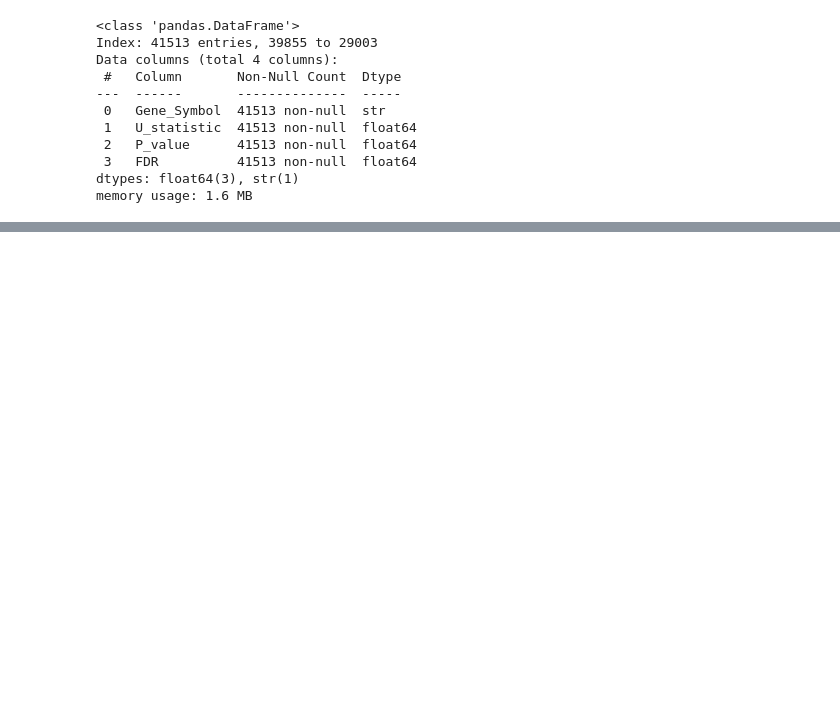
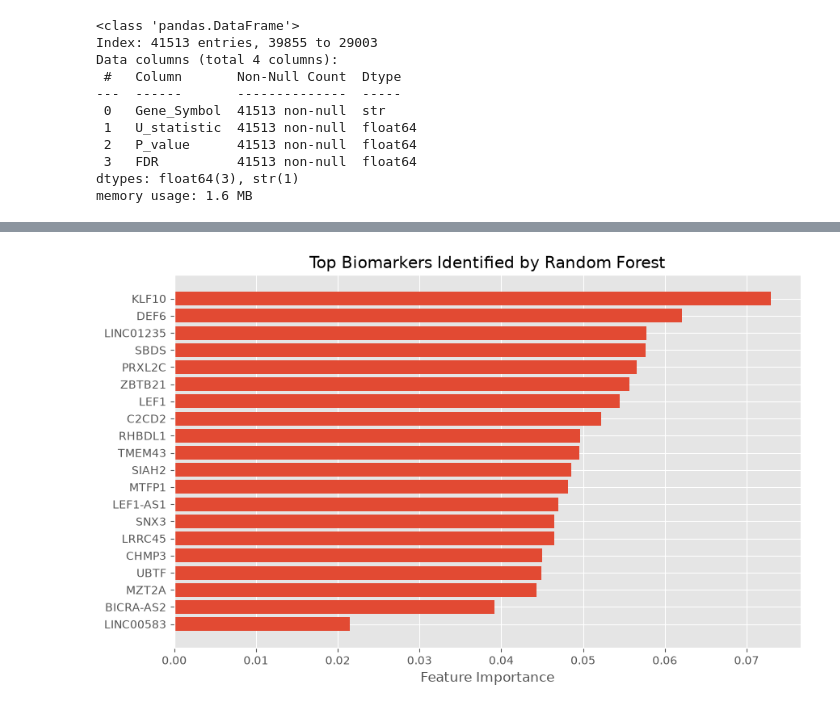
Before and after one commit to palrabheru/tcga-biomarker-discovery, a Jupyter notebook: notebooks/biomarker_analysis.ipynb, the cells around one changed output, grey strips where cells are left out. Drawn from its saved outputs; the diff is of its cells as text; code cells hidden in the pictures; blank space fills up the shorter version.

Commit message:
Train Random Forest model for breast cancer survival prediction

```diff
--- a/notebooks/biomarker_analysis.ipynb
+++ b/notebooks/biomarker_analysis.ipynb
@@ -1028,0 +1145,8 @@ memory usage: 1.6 MB
+# %%
+X_train, X_test, y_train, y_test = train_test_split(
+    X,
+    y,
+    test_size=0.2,
+    random_state=42,
+    stratify=y
+)
@@ -1028,0 +1170,9 @@ memory usage: 1.6 MB
+# %%
+rf_model = RandomForestClassifier(
+    n_estimators=200,
+    random_state=42
+)
+
+rf_model.fit(X_train, y_train)
+
+print("Random Forest model trained successfully!")
@@ -1028,0 +1217,12 @@ memory usage: 1.6 MB
+# %%
+importance = pd.DataFrame({
+    "Gene": X.columns,
+    "Importance": rf_model.feature_importances_
+})
+
+importance = importance.sort_values(
+    "Importance",
+    ascending=False
+)
+
+importance.head(20)
@@ -1028,0 +1247,16 @@ memory usage: 1.6 MB
+# %%
+plt.figure(figsize=(10,6))
+
+plt.barh(
+    importance["Gene"],
+    importance["Importance"]
+)
+
+plt.xlabel("Feature Importance")
+plt.title("Top Biomarkers Identified by Random Forest")
+
+plt.gca().invert_yaxis()
+
+plt.show()
+# %% [output]
+[figure, added]
```
Also changed, not shown: parts of 21 cells of this notebook.
